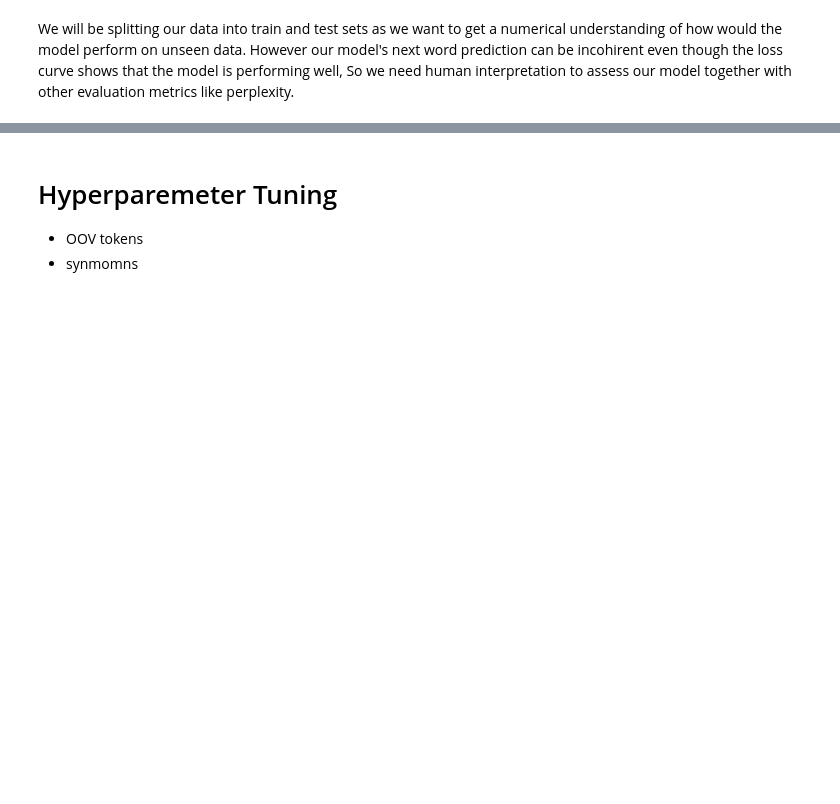
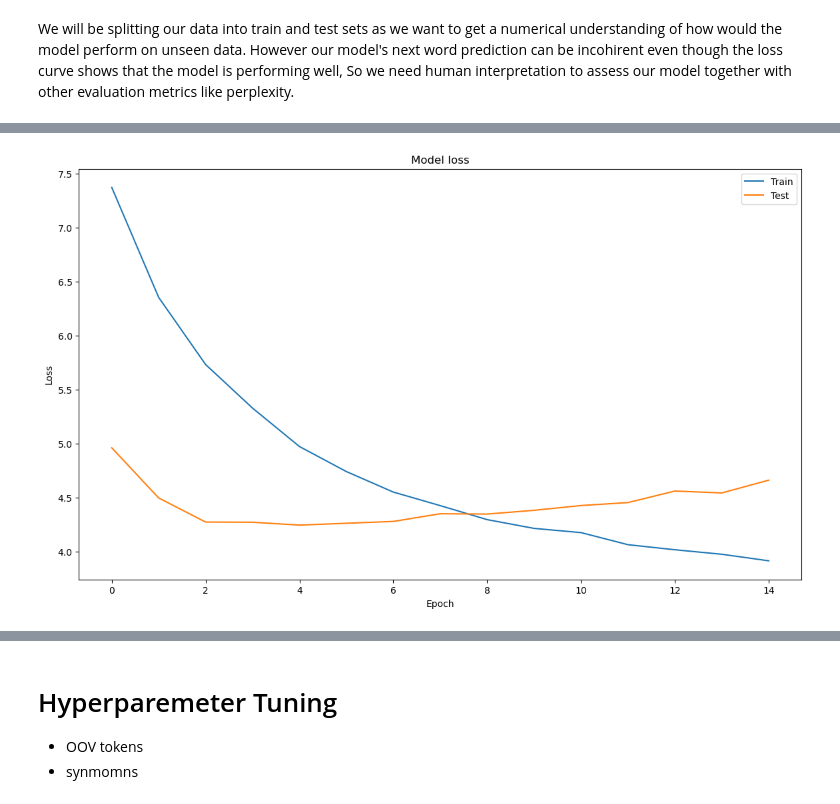
Before and after one commit to errnasty/Connvolution-and-Recurrent-Neural-Networks, a Jupyter notebook: RNN.ipynb, the cells around one changed output, grey strips where cells are left out. Saved outputs shown, nothing was run; the diff lists cells and outputs as text; code cells hidden in the pictures; blank space fills up the shorter version.

```diff
--- a/RNN.ipynb
+++ b/RNN.ipynb
@@ -635,0 +801,16 @@ morning and evening would make it can heal wounds that words cannot singapores e
+# %%
+from tensorflow.keras.optimizers import Adam
+tf.keras.backend.clear_session()
+
+baseline_RNN_GC = Sequential()
+baseline_RNN_GC.add(Embedding(total_words, 10, input_length=max_sequence_len-1))
+baseline_RNN_GC.add(SimpleRNN(128, return_sequences=False))
+baseline_RNN_GC.add(Dense(total_words, activation='softmax'))
+baseline_RNN_GC.add(Dropout(0.2))
+
+optimizer = Adam(clipvalue=1)
+
+baseline_RNN_GC.compile(loss='categorical_crossentropy', optimizer=optimizer)
+baseline_RNN_GC.summary()
+
+history_baselineRNN_GP = baseline_RNN_GC.fit(X_train, y_train, epochs=100, verbose=1, validation_data=(X_test, y_test),batch_size=128,shuffle=True,callbacks=[tf.keras.callbacks.EarlyStopping(monitor='val_loss', patience=10)])
@@ -635,0 +835,4 @@ morning and evening would make it can heal wounds that words cannot singapores e
+# %%
+plot_loss_curve(history_baselineRNN_GP)
+# %% [output]
+[figure, added]
```
Also changed, not shown: parts of 29 cells of this notebook, 7 other files.
